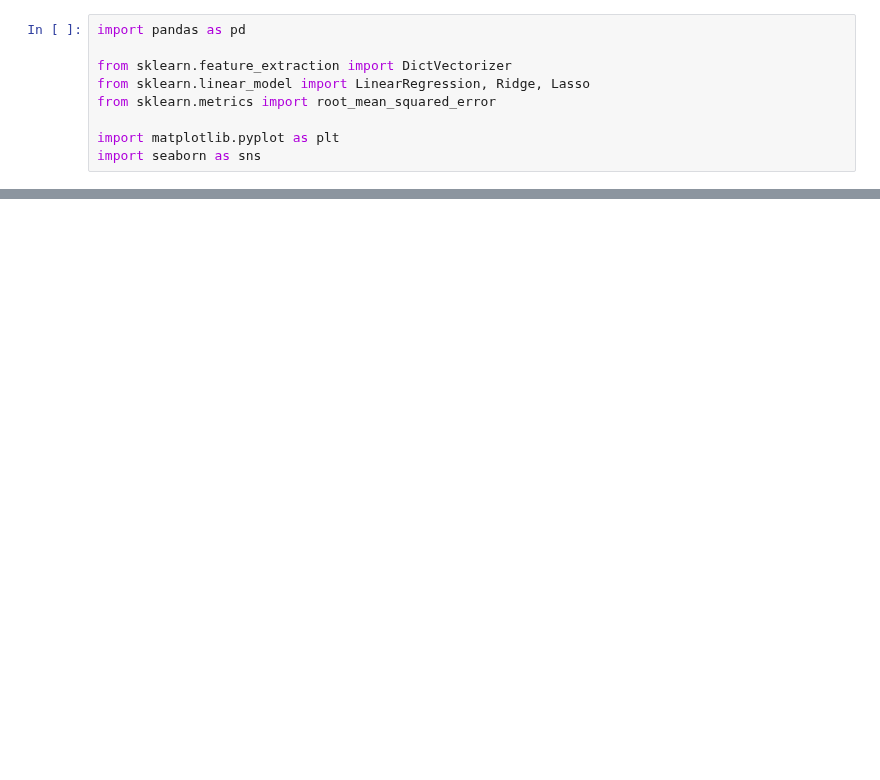
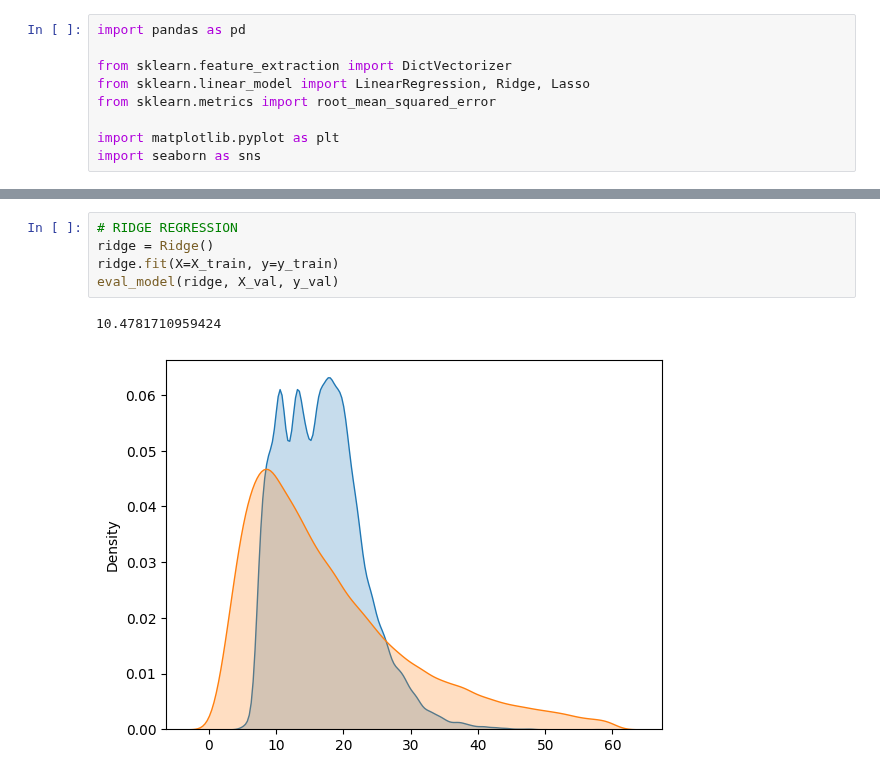
Before and after one commit to armand-winant/mlops-zoomcamp, a Jupyter notebook: introduction/duration-prediction.ipynb, the cells around one changed output, grey strips where cells are left out. Drawn from its saved outputs; the diff is of its cells as text; blank space fills up the shorter version.

```diff
--- a/introduction/duration-prediction.ipynb
+++ b/introduction/duration-prediction.ipynb
@@ -107,0 +94,8 @@ plt.plot()
+# %%
+# RIDGE REGRESSION
+ridge = Ridge()
+ridge.fit(X=X_train, y=y_train)
+eval_model(ridge, X_val, y_val)
+# %% [output]
+10.4781710959424
+[figure, added]
```
Also changed, not shown: parts of 14 cells of this notebook.
